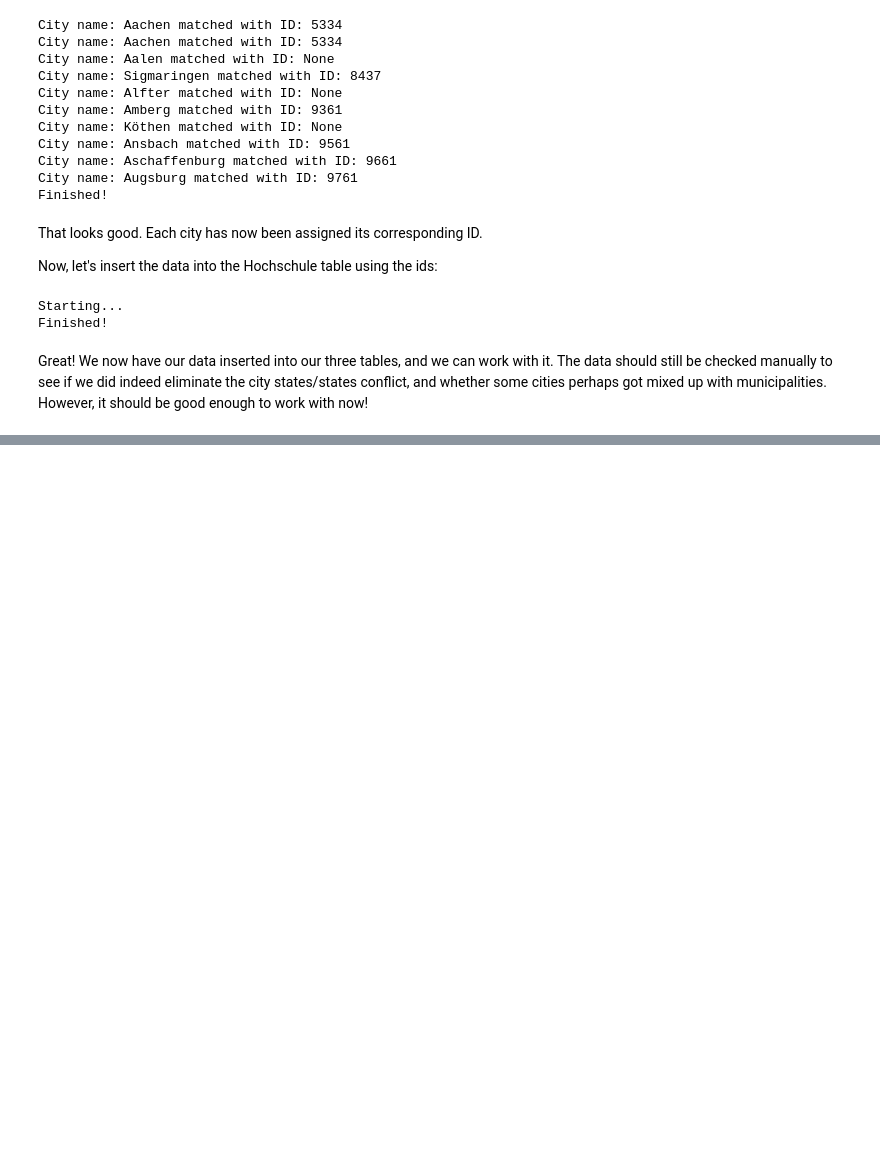
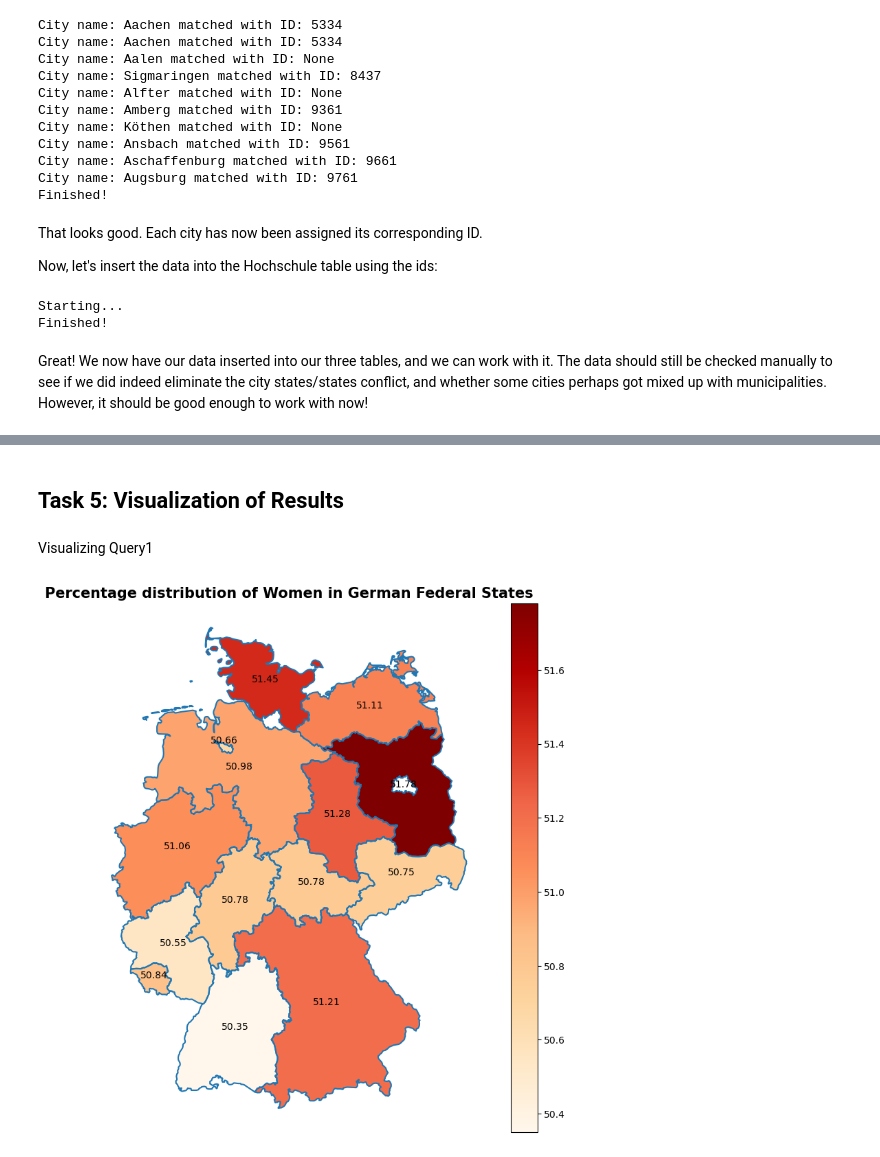
Before and after one commit to mathiashusted/dbs-project, a Jupyter notebook: Project.ipynb, the cells around one changed output, grey strips where cells are left out. Cells and saved outputs as stored; diff of their text form; code cells hidden in the pictures; blank space fills up the shorter version.

Commit message:
Maxim's part

```diff
--- a/Project.ipynb
+++ b/Project.ipynb
@@ -603,0 +779,66 @@ Great! We now have our data inserted into our three tables, and we can work with
+# %% [markdown]
+## Task 5: Visualization of Results
+# %% [markdown]
+Visualizing Query1
+# %%
+import pandas as pd
+import geopandas as gpd
+from shapely.geometry import Point
+%matplotlib inline
+
+#exra stuff-------------------------------
+from mpl_toolkits.basemap import Basemap
+import matplotlib.pyplot as plt
+
+from geopy.geocoders import Nominatim
+from geopy.geocoders import GoogleV3
+#------------------------------------------
+
+
+# result gets  transformed so the 'umlaute' are no longer a problem for the .shp / .dbf file
+def replace_german_characters(text):
+    replacements = {
+        'ä': 'ae', 'ö': 'oe','ü': 'ue','Ä': 'Ae','Ö': 'Oe','Ü': 'Ue','ß': 'ss'
+    }
+
+    for german_char, replacement in replacements.items():
+        text = text.replace(german_char, replacement)
+
+    return text
+data=[(replace_german_characters(state), count,count2, round(percentage,2)) for state, count,count2, percentage in result]
+
+# Create a DATAFRAME
+df = pd.DataFrame(data, columns=['State', 'Value','Value2','Percentages'])
+
+# Load the shapefile of Germany's federal states
+gdf = gpd.read_file("/home/maxim/Documents/DBS_project/de_shp/de.shp") #DONT FORGET CHANGE THE PATH!!
+
+
+# statenames -> 'name' (in .dbf file!!)
+gdf = gdf.merge(df, left_on='name', right_on='State')
+
+# MAP Plotting for the .shp file
+fig, ax = plt.subplots(1, 1, figsize=(10, 10))
+gdf.boundary.plot(ax=ax)
+gdf.plot(column='Percentages', ax=ax, legend=True, cmap='OrRd')
+
+
+for idx, row in gdf.iterrows():
+    plt.annotate(text=row['Percentages'], xy=(row['geometry'].centroid.x, row['geometry'].centroid.y),
+                 horizontalalignment='center', fontsize=10, color='black')
+
+ax.set_title('Percentage distribution of Women in German Federal States', fontsize=15, fontweight='bold')
+
+ax.set_axis_off()
+
+# PLOT
+plt.show()
+
+#CHECKING for testing
+#print("GeoDataFrame 'name' column values:")
+#print(gdf['name'].unique())
+
+#print("\nDataFrame 'State' column values:")
+#print(df['State'].unique())
+# %% [output]
+[figure, added]
```
Also changed, not shown: parts of 19 cells of this notebook.
